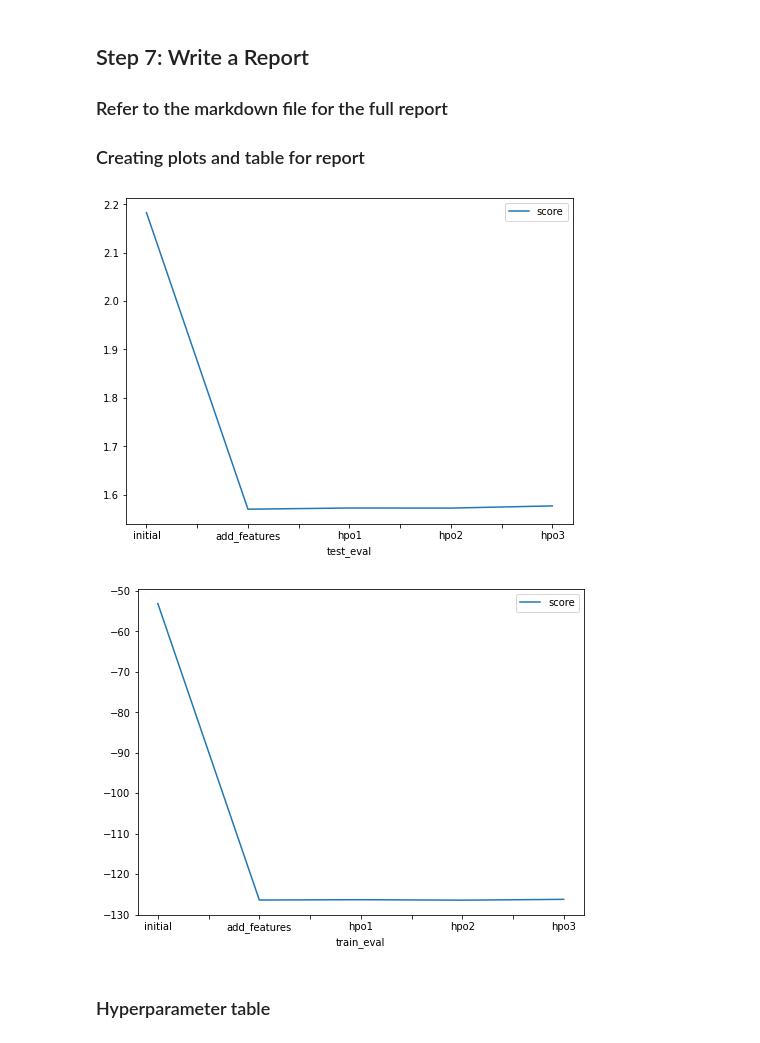
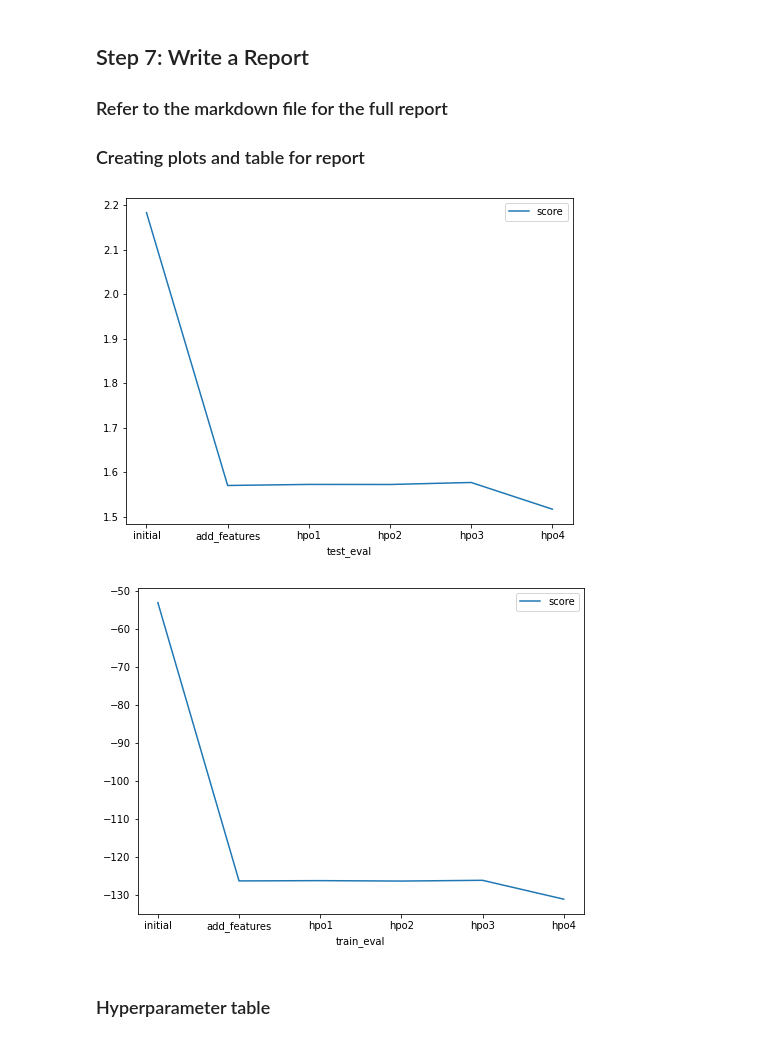
Before and after one commit to andijakl/cd0385-project-starter, a Jupyter notebook: project/project-notebook.ipynb, the cells around one changed output. Cells and saved outputs as stored; diff of their text form; code cells hidden in the pictures.

Commit message:
Added hpo4 with individual model hyperparameter training

```diff
--- a/project/project-notebook.ipynb
+++ b/project/project-notebook.ipynb
@@ -683,24 +726,24 @@ fig.savefig('model_train_score.png')
 # Take the 3 kaggle scores and creating a line plot to show improvement
 fig = pd.DataFrame(
     {
-        "test_eval": ["initial", "add_features", "hpo1", "hpo2", "hpo3"],
-        "score": [2.18289, 1.56982, 1.57219, 1.57205, 1.57656]
+        "test_eval": ["initial", "add_features", "hpo1", "hpo2", "hpo3", "hpo4"],
+        "score": [2.18289, 1.56982, 1.57219, 1.57205, 1.57656, 1.51660]
     }
 ).plot(x="test_eval", y="score", figsize=(8, 6)).get_figure()
 fig.savefig('model_test_score.png')
 # %% [output]
-[figure, old version]
+[figure, new version]
 # %%
 # Take the 3 top model scores and creating a line plot to show improvement
 fig = pd.DataFrame(
     {
-        "train_eval": ["initial", "add_features", "hpo1", "hpo2", "hpo3"],
-        "score": [-53.145606, -126.402802, -126.326020, -126.439796, -126.239479]
+        "train_eval": ["initial", "add_features", "hpo1", "hpo2", "hpo3", "hpo4"],
+        "score": [-53.145606, -126.402802, -126.326020, -126.439796, -126.239479, -131.204255]
     }
 ).plot(x="train_eval", y="score", figsize=(8, 6)).get_figure()
 fig.savefig('model_train_score.png')
 # %% [output]
-[figure, old version]
+[figure, new version]
 # %% [markdown]
 ### Hyperparameter table
 # %%
```
Also changed, not shown: parts of 8 cells of this notebook, 4 other files.
